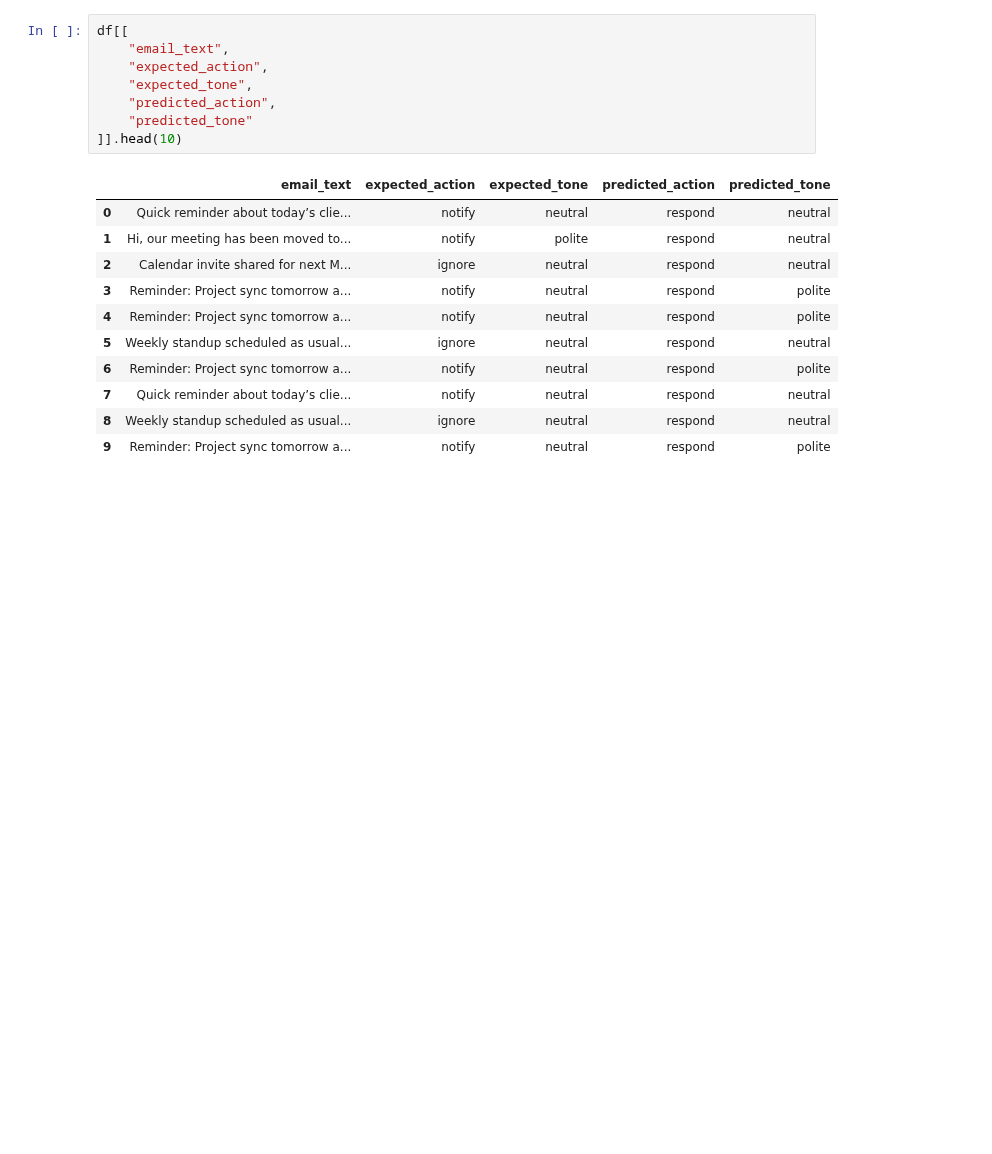
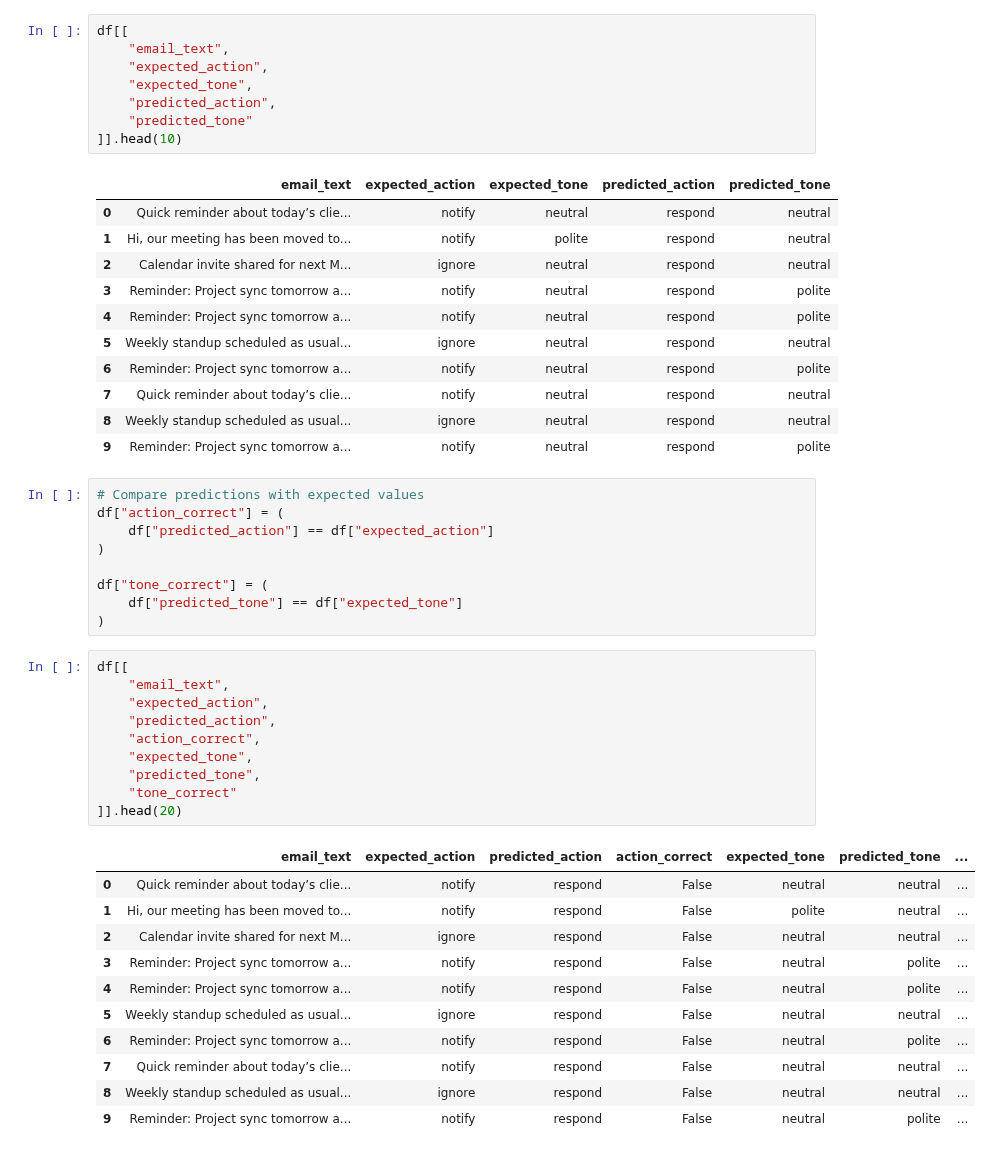
Before and after one commit to springboardmentor74219x/infosys-langgraph-email-assistant-group2, a Jupyter notebook: notebook/milestone2_evaluation_syedumairali.ipynb, the cells around one changed output. Cells and saved outputs as stored; diff of their text form; blank space fills up the shorter version.

Commit message:
Compare predictions with expected values

```diff
--- a/notebook/milestone2_evaluation_syedumairali.ipynb
+++ b/notebook/milestone2_evaluation_syedumairali.ipynb
@@ -153,3 +153,34 @@ df[[
 | 7 | Quick reminder about today’s clie... | notify | neutral | respond | neutral |
 | 8 | Weekly standup scheduled as usual... | ignore | neutral | respond | neutral |
 | 9 | Reminder: Project sync tomorrow a... | notify | neutral | respond | polite |
+# %%
+# Compare predictions with expected values
+df["action_correct"] = (
+    df["predicted_action"] == df["expected_action"]
+)
+
+df["tone_correct"] = (
+    df["predicted_tone"] == df["expected_tone"]
+)
+# %%
+df[[
+    "email_text",
+    "expected_action",
+    "predicted_action",
+    "action_correct",
+    "expected_tone",
+    "predicted_tone",
+    "tone_correct"
+]].head(20)
+# %% [output]
+|  | email_text | expected_action | predicted_action | action_correct | expected_tone | predicted_tone | ... |
+| 0 | Quick reminder about today’s clie... | notify | respond | False | neutral | neutral | ... |
+| 1 | Hi, our meeting has been moved to... | notify | respond | False | polite | neutral | ... |
+| 2 | Calendar invite shared for next M... | ignore | respond | False | neutral | neutral | ... |
+| 3 | Reminder: Project sync tomorrow a... | notify | respond | False | neutral | polite | ... |
+| 4 | Reminder: Project sync tomorrow a... | notify | respond | False | neutral | polite | ... |
+| 5 | Weekly standup scheduled as usual... | ignore | respond | False | neutral | neutral | ... |
+| 6 | Reminder: Project sync tomorrow a... | notify | respond | False | neutral | polite | ... |
+| 7 | Quick reminder about today’s clie... | notify | respond | False | neutral | neutral | ... |
+| 8 | Weekly standup scheduled as usual... | ignore | respond | False | neutral | neutral | ... |
+| 9 | Reminder: Project sync tomorrow a... | notify | respond | False | neutral | polite | ... |
```
